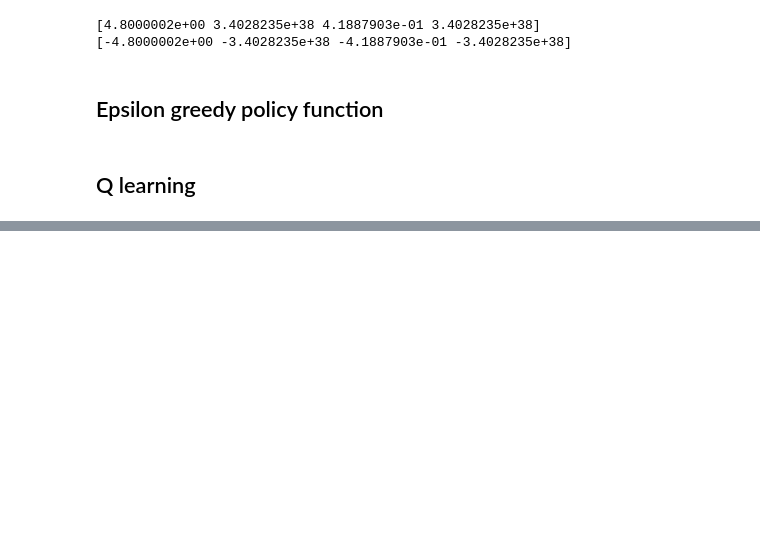
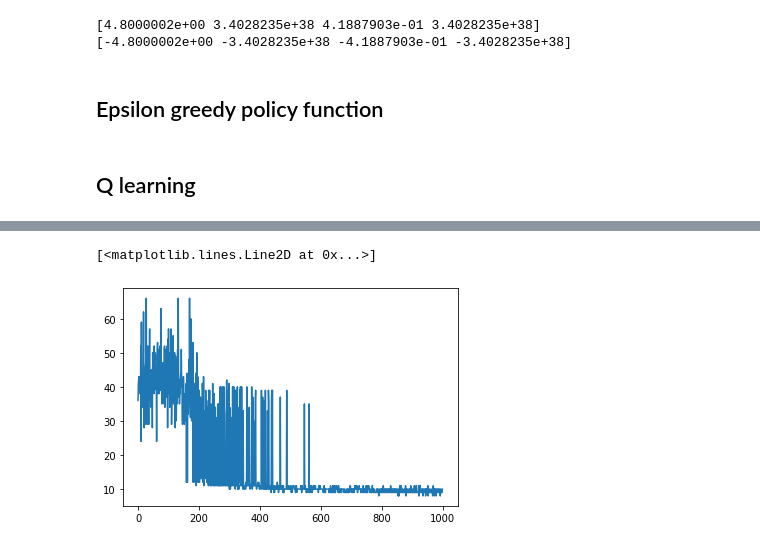
Before and after one commit to popescuaaa/krr-and-mas, a Jupyter notebook: mas-ai-upb/q-vfa/playground.ipynb, the cells around one changed output, grey strips where cells are left out. Saved outputs shown, nothing was run; the diff lists cells and outputs as text; code cells hidden in the pictures; blank space fills up the shorter version.

Commit message:
Added value function aproximation for q learning

```diff
--- a/mas-ai-upb/q-vfa/playground.ipynb
+++ b/mas-ai-upb/q-vfa/playground.ipynb
@@ -114,6 +152,8 @@ def q_learning( env: Env,
     # Create a loss function for the aproximator
     loss_fn = torch.nn.MSELoss()
     losses = []
+    rewards = []
+
     for epoch in range(num_epochs):
 
         policy = epsilon_greedy_policy(
@@ -123,6 +163,7 @@ def q_learning( env: Env,
         )
 
         state = env.reset()
+        reward_sum = 0
 
         for t in itertools.count():
 
@@ -134,21 +175,21 @@ def q_learning( env: Env,
             q_values_next = aproximator(next_state)
             td_target = reward + gamma * torch.max(q_values_next)
 
-            loss = F.mse_loss(td_target, torch.max(q_values_next))
-
-            optimizer.zero_grad()
+            loss = loss_fn(td_target, torch.max(q_values_next))
             loss.backward()
             optimizer.step()
 
+            losses.append(loss.detach().numpy().item())
+            reward_sum += reward
 
-            losses.append(loss.detach().numpy().item())
-
-            if epoch % 1000 == 0:
+            if epoch % 10000 == 0:
                 print("\rStep {} @ Episode {}/{} ({})".format(t, epoch + 1, num_epochs, reward))
 
             if end:
                 break
+            state = next_state
 
-            state = next_state
-    return losses
+        rewards.append(reward_sum)
+
+    return losses, rewards
 # %%
@@ -156,8 +201,7 @@ aproximator = Aproximator(input_size=4, output_size=2)
 # %%
-optimizer = SGD(params=aproximator.parameters(), lr=1e-3)
+optimizer = SGD(params=aproximator.parameters(), lr=1e-4)
 # %%
-losses = q_learning(aproximator=aproximator, optimizer=optimizer, env=env, num_epochs=1000)
-plt.plot([i for i in range(len(losses))], losses)
+losses, rewards = q_learning(aproximator=aproximator, optimizer=optimizer, env=env, num_epochs=1000)
 # %% [output]
 Step 0 @ Episode 1/1000 (1.0)
 Step 1 @ Episode 1/1000 (1.0)
@@ -176,0 +228,5 @@ Step 8 @ Episode 1/1000 (1.0)
+# %%
+plt.plot([i for i in range(len(rewards))], rewards)
+# %% [output]
+[<matplotlib.lines.Line2D at 0x...>]
+[figure, added]
```
Also changed, not shown: parts of 12 cells of this notebook.
